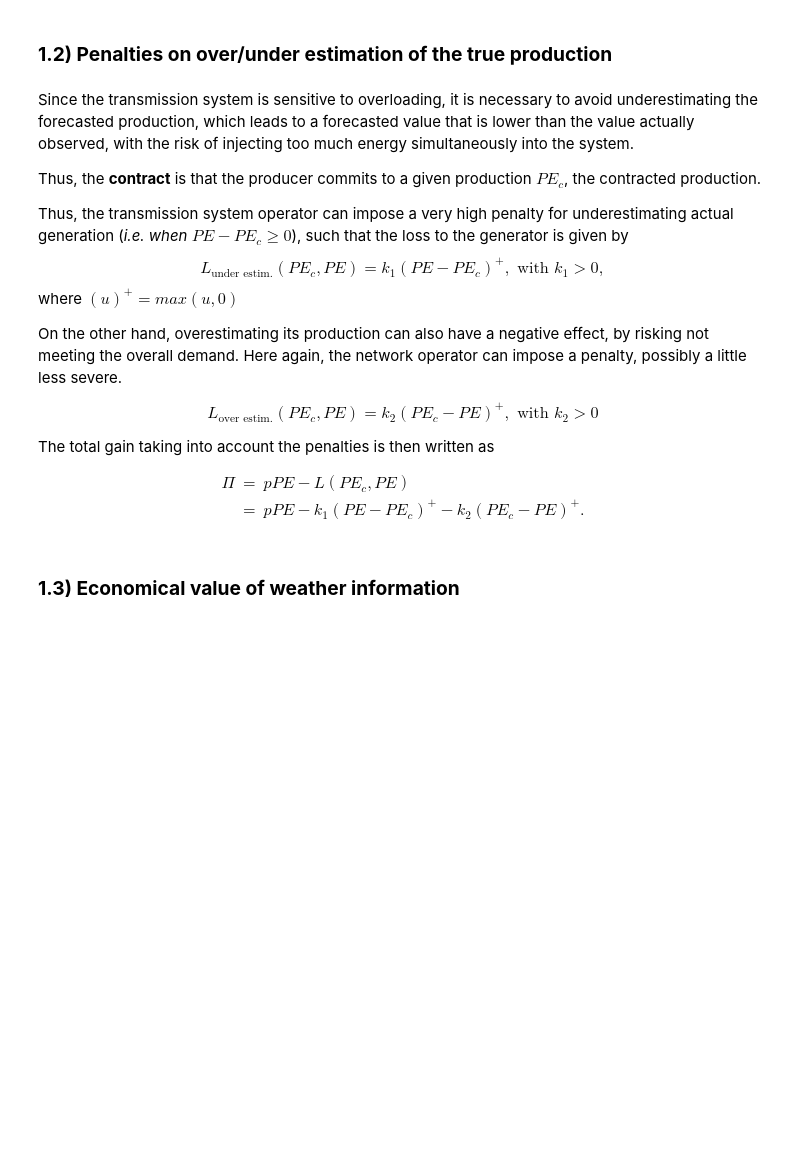
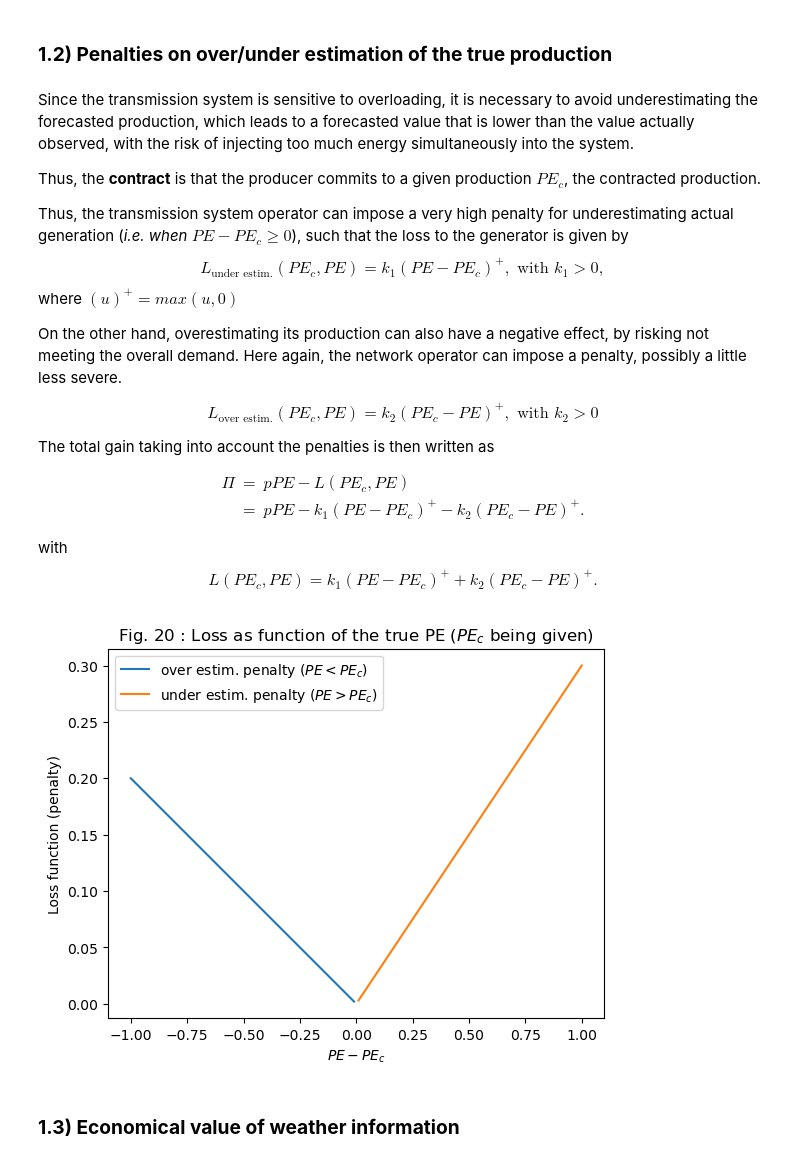
Before and after one commit to opannekoucke/eco-value-weather-forecast, a Jupyter notebook: study_optimization-wind-power-prediction.ipynb, the cells around one changed output. Drawn from its saved outputs; the diff is of its cells as text; code cells hidden in the pictures; blank space fills up the shorter version.

```diff
--- a/study_optimization-wind-power-prediction.ipynb
+++ b/study_optimization-wind-power-prediction.ipynb
@@ -77,6 +81,11 @@ The total gain taking into account the penalties is then written as
 \Pi &=& pPE -L(PE_c, PE) \\
 &=& pPE -  k_1 (PE-PE_c)^+ - k_2 (PE_c-PE)^+.
 \end{eqnarray}
+
+with
+$$
+L(PE_c, PE)=  k_1 (PE-PE_c)^+ + k_2 (PE_c-PE)^+.
+$$
 # %%
 # Load required
 import numpy as np
@@ -94,17 +103,24 @@ relu = lambda x:np.maximum(x,0)
 # %%
 k1, k2 = 0.3, 0.2
 PE = np.linspace(-1, 1, 100)
-loss = lambda PEc,PE:k1*relu(PE-PEc)+k2*relu(PEc-PE)
+
+def loss(PEc, PE):
+    '''
+    Assymmetric Loss function including penalty to secure under-estimation of energy production
+    '''
+    return k1*relu(PE-PEc)+k2*relu(PEc-PE)
 PEc = 0.
 #plt.plot(PE,loss(0, PE))
 delta = PE-PEc
 plt.plot(delta[delta<=0],loss(0,PE[delta<=0]), label='over estim. penalty ($PE<PE_c$)')
 plt.plot(delta[delta>=0],loss(0,PE[delta>=0]), label='under estim. penalty ($PE>PE_c$)')
 plt.legend()
 plt.xlabel('$PE-PE_c$')
 plt.ylabel('Loss function (penalty)')
 plt.title(Fignum()+"Loss as function of the true PE ($PE_c$ being given)");
 plt.savefig("./figures/fig-assymetric-penalties.png")
+# %% [output]
+[figure, added]
 # %% [markdown]
 ### **1.3) Economical value of weather information**
 # %% [markdown]
```
Also changed, not shown: parts of 43 cells of this notebook, 5 other files.
